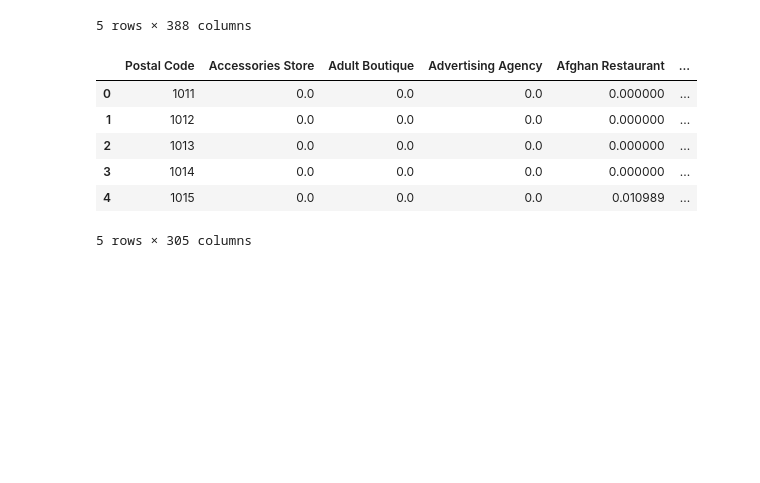
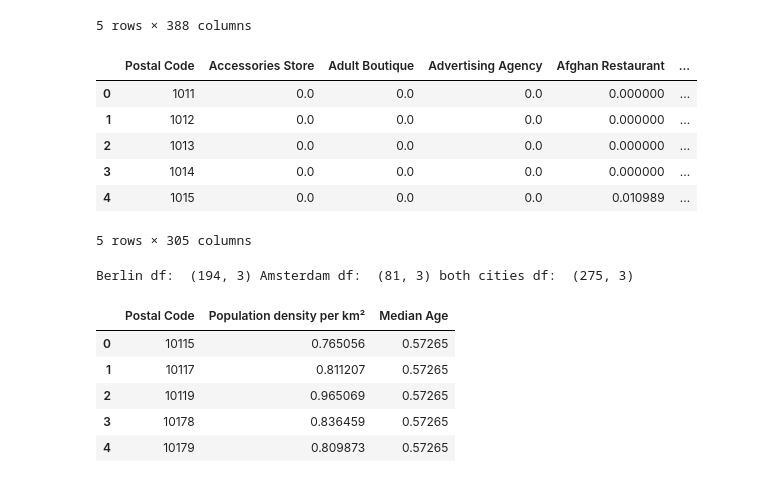
Before and after one commit to kzwolenik95/Coursera_Capstone, a Jupyter notebook: capstone-project-the-battle-of-neighborhoods-week-1.ipynb, the cells around one changed output. Cells and saved outputs as stored; diff of their text form; code cells hidden in the pictures; blank space fills up the shorter version.

Commit message:
Normalizes data for machine learning

```diff
--- a/capstone-project-the-battle-of-neighborhoods-week-1.ipynb
+++ b/capstone-project-the-battle-of-neighborhoods-week-1.ipynb
@@ -225,6 +228,28 @@ amsterdam_grouped.head()
 | 3 | 1014 | 0.0 | 0.0 | 0.0 | 0.000000 | ... |
 | 4 | 1015 | 0.0 | 0.0 | 0.0 | 0.010989 | ... |
 5 rows × 305 columns
+# %%
+berlin_conds = berlin_merged[['Postal Code', 'Population density per km²', 'Median Age']]
+amsterdam_conds = amsterdam_merged[['Postal Code', 'Population density per km²', 'Median Age']]
+
+both_cities_conds = pd.concat([berlin_conds, amsterdam_conds])
+print("Berlin df: ", berlin_conds.shape, "Amsterdam df: ", amsterdam_conds.shape, "both cities df: ", both_cities_conds.shape)
+# %% [output]
+Berlin df:  (194, 3) Amsterdam df:  (81, 3) both cities df:  (275, 3)
+# %%
+from sklearn import preprocessing
+both_cities_conds_id = both_cities_conds.set_index('Postal Code')
+min_max_scaler = preprocessing.MinMaxScaler()
+both_cities_conds = pd.DataFrame(min_max_scaler.fit_transform(both_cities_conds_id), columns=both_cities_conds_id.columns, index=both_cities_conds_id.index)
+both_cities_conds = both_cities_conds.reset_index()
+both_cities_conds.head()
+# %% [output]
+|  | Postal Code | Population density per km² | Median Age |
+| 0 | 10115 | 0.765056 | 0.57265 |
+| 1 | 10117 | 0.811207 | 0.57265 |
+| 2 | 10119 | 0.965069 | 0.57265 |
+| 3 | 10178 | 0.836459 | 0.57265 |
+| 4 | 10179 | 0.809873 | 0.57265 |
 # %%
 # def return_most_common_venues(row, num_top_venues):
 #     row_categories = row.iloc[1:]
```
Also changed, not shown: parts of 5 cells of this notebook.
